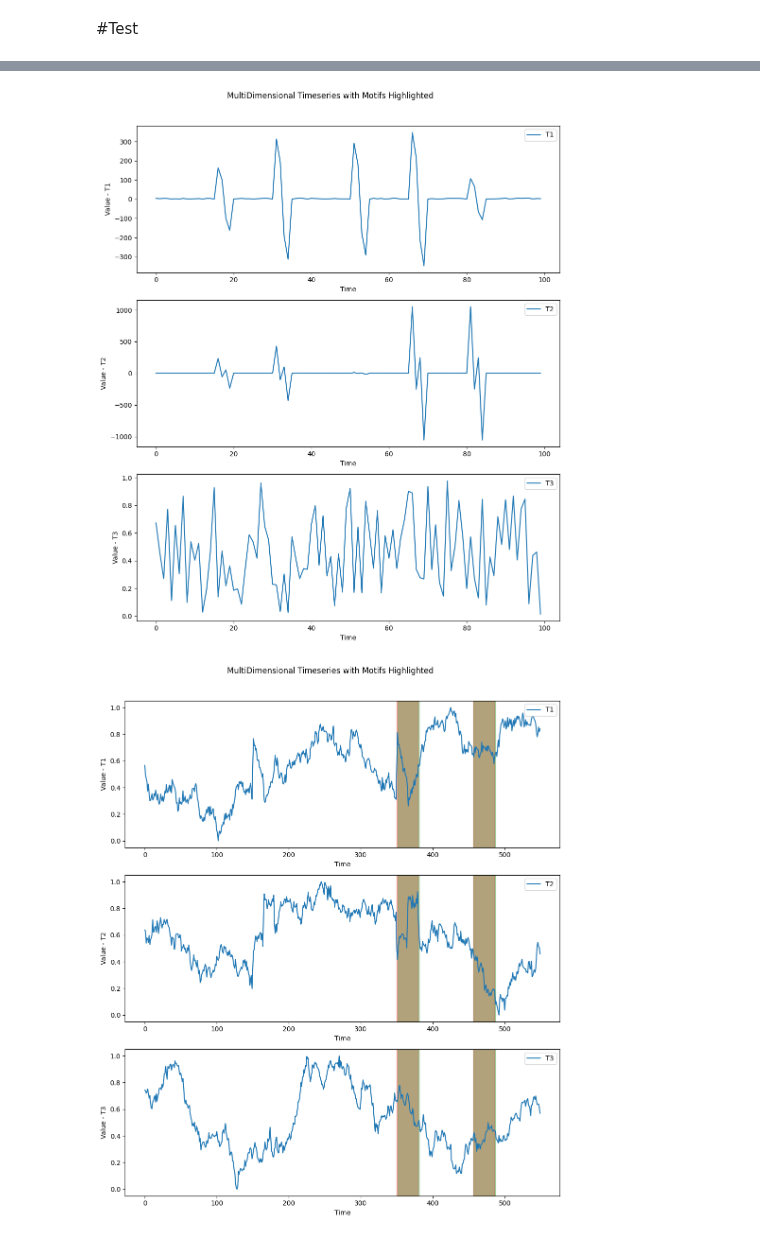
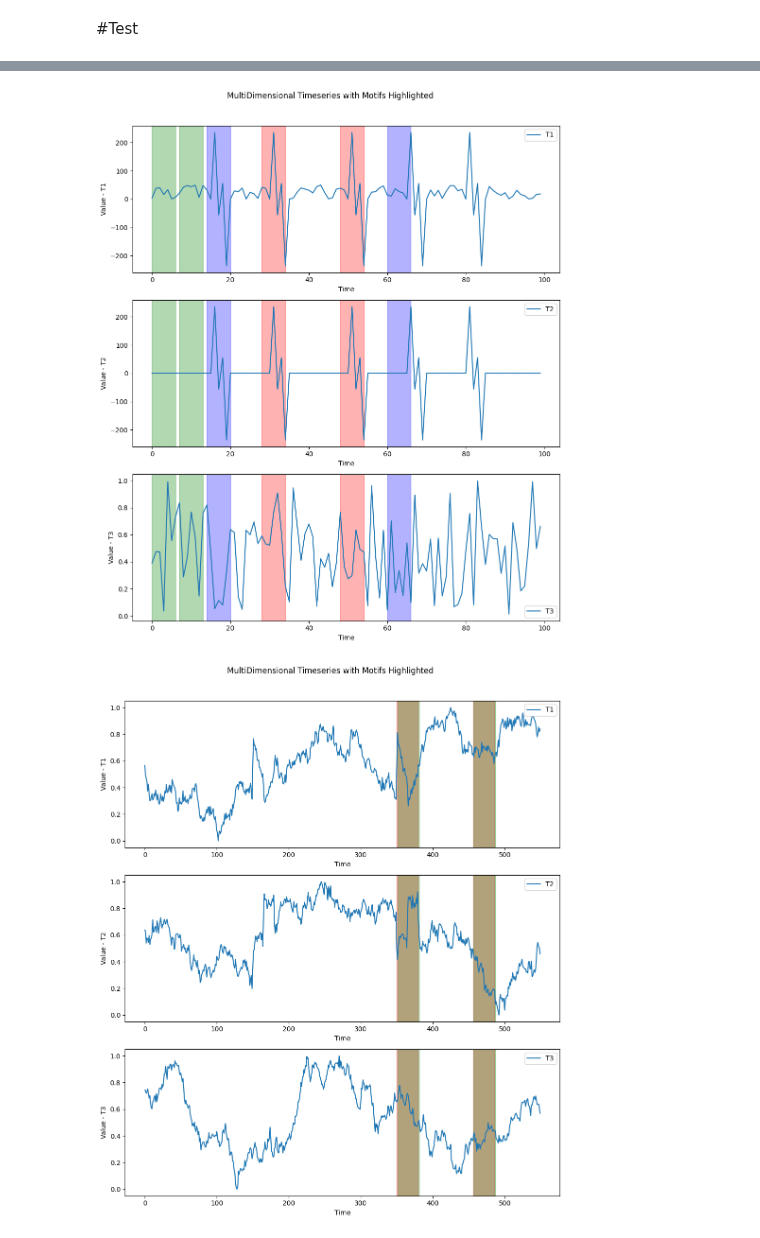
Before and after one commit to aidaLabDEI/LEIT-motifs, a Jupyter notebook: Motif_Discovery.ipynb, the cells around one changed output, grey strips where cells are left out. Saved outputs shown, nothing was run; the diff lists cells and outputs as text; code cells hidden in the pictures.

```diff
--- a/Motif_Discovery.ipynb
+++ b/Motif_Discovery.ipynb
@@ -509,7 +516,7 @@ def motif_find(time_series, window, projection_iter, k, project_comp, lsh_thresh
 # %%
 #@title Example 1
 
-timeseries = np.random.rand(100) * 5
+timeseries = np.random.rand(100) * 50
 timeseries = timeseries.astype(float)
 
 # Plant motifs at specific locations
@@ -520,7 +527,7 @@ motif = 4.5 * np.sin(np.linspace(0, 2 * np.pi, motif_length))
 motif_locations = [15, 30, 50, 65, 80]
 
 for loc in motif_locations:
-    motif_place = motif * np.random.randint(1, 100)
+   # motif_place = motif * np.random.randint(1, 100)
     timeseries[loc:loc+motif_length] = motif_place
 # Create sample 3-dimensional timeseries
 timeseries_3d = np.random.rand(100, 3)
@@ -534,7 +541,7 @@ motif = 4.5 * np.tan(np.linspace(0, 2 * np.pi, motif_length))
 motif_locations = [15, 30, 50, 65, 80]
 
 for loc in motif_locations:
-    motif_place = motif * np.random.randint(1, 100)
+   # motif_place = motif * np.random.randint(1, 100)
     timeseries_3d[loc:loc+motif_length, 1] = motif_place
 
 # The third dimension is just noise
@@ -544,7 +551,28 @@ timeseries_3d[:, 2] = np.random.rand(100)
 window_size = 6
 lsh_threshold = 0.8
 projection_iter = 20
-k = 4
+k = 3
+
+# Pick the subsequences where the motifs are located
+subsequences = []
+for index in motif_locations:
+    subsequences.append(timeseries[index:index+window_size])
+norm =  []
+# Compute their z-normalization
+for subsequence in subsequences:
+    subsequence = (subsequence - np.mean(subsequence)) / np.std(subsequence)
+    norm.append(subsequence)
+
+# Compute the Jaccard similarity between the subsequences
+jaccard_sim = np.zeros((len(subsequences), len(subsequences)))
+for i, subsequence1 in enumerate(norm):
+    for j, subsequence2 in enumerate(norm):
+        # Find the intersection and union of the subsequences
+        intersection = np.intersect1d(subsequence1, subsequence2)
+        union = np.union1d(subsequence1, subsequence2)
+        jaccard_sim[i, j] = len(intersection) / len(union)
+
+print(jaccard_sim)
 
 # Find motifs
 motifs = motif_find(timeseries_3d, window_size, projection_iter, k, 2, lsh_threshold)
@@ -573,4 +618,4 @@ plt.show()
-[figure, old version]
+[figure, new version]
 # %%
 #@title Example 2
 df = pd.read_csv("https://zenodo.org/record/4328047/files/toy.csv?download=1")
```
Also changed, not shown: parts of 2 cells of this notebook.
